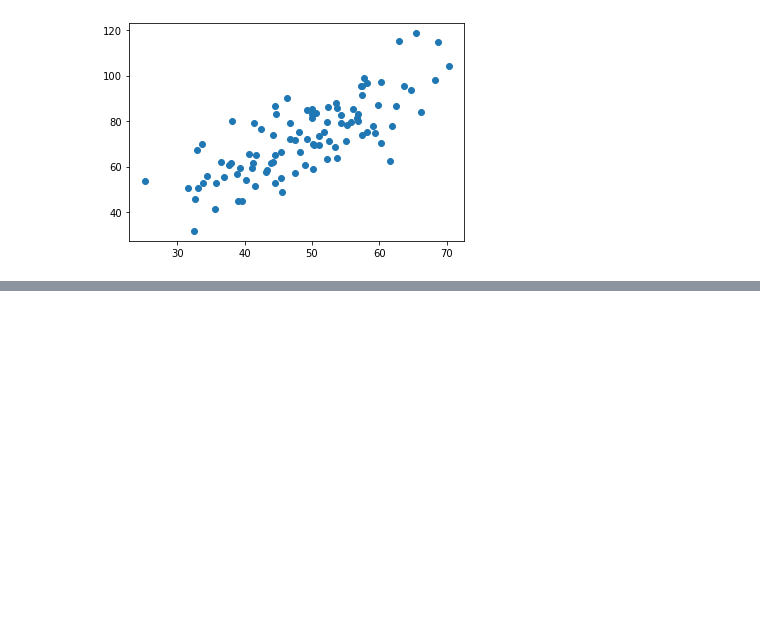
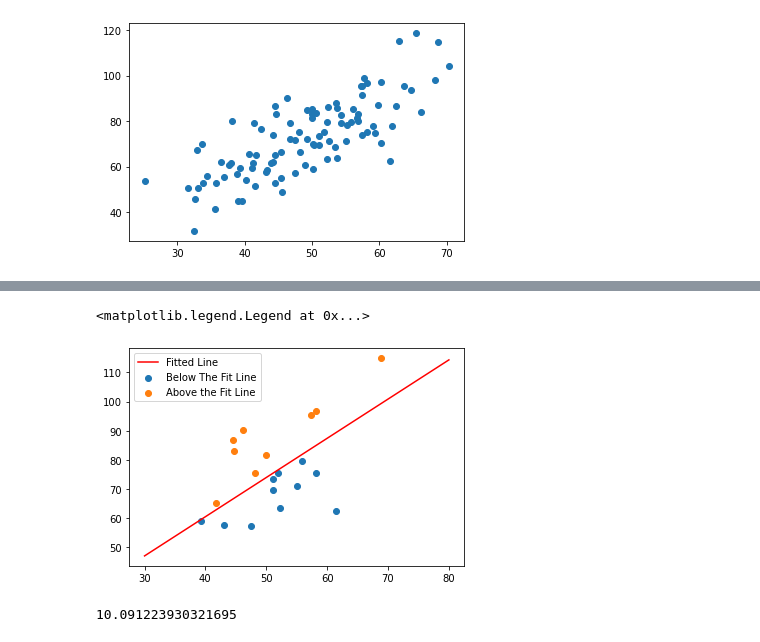
Before and after one commit to Canis-Ignem/ai_may_nbgrader_submissions, a Jupyter notebook: ml2/fvarelacid@gmail.comml2.ipynb, the cells around one changed output, grey strips where cells are left out. Drawn from its saved outputs; the diff is of its cells as text; code cells hidden in the pictures; blank space fills up the shorter version.

```diff
--- a/ml2/fvarelacid@gmail.comml2.ipynb
+++ b/ml2/fvarelacid@gmail.comml2.ipynb
@@ -164,0 +172,14 @@ raise NotImplementedError()
+# %%
+# YOUR CODE HERE
+x = np.array([30, 80])
+line = a + b*x
+
+df_class0 = pd.DataFrame(class_0, columns = ['X', 'Y'])
+df_class1 = pd.DataFrame(class_1, columns = ['X', 'Y'])
+plt.scatter(df_class0['X'], df_class0['Y'], label='Below The Fit Line')
+plt.scatter(df_class1['X'], df_class1['Y'], label='Above the Fit Line')
+plt.plot(x, line, 'r', label='Fitted Line')
+plt.legend()
+# %% [output]
+<matplotlib.legend.Legend at 0x...>
+[figure, added]
@@ -165,2 +189,18 @@ raise NotImplementedError()
+# %%
+# get the total error for the classes
+#y = a + bx + e
+err = 0
+# YOUR CODE HERE
+total_test_rows = len(data_test)
+total_dif_dist = 0
+for i, (x, y) in enumerate(zip(x_test, y_test)):
+    y_line_val = y_fit_line(x)
+    total_dif_dist += abs(y_line_val - y)
+
+err = total_dif_dist / total_test_rows
+
+print(err)
+# %% [output]
+10.091223930321695
 # %%
 assert err - 201 < 20
```
Also changed, not shown: parts of 10 cells of this notebook.
